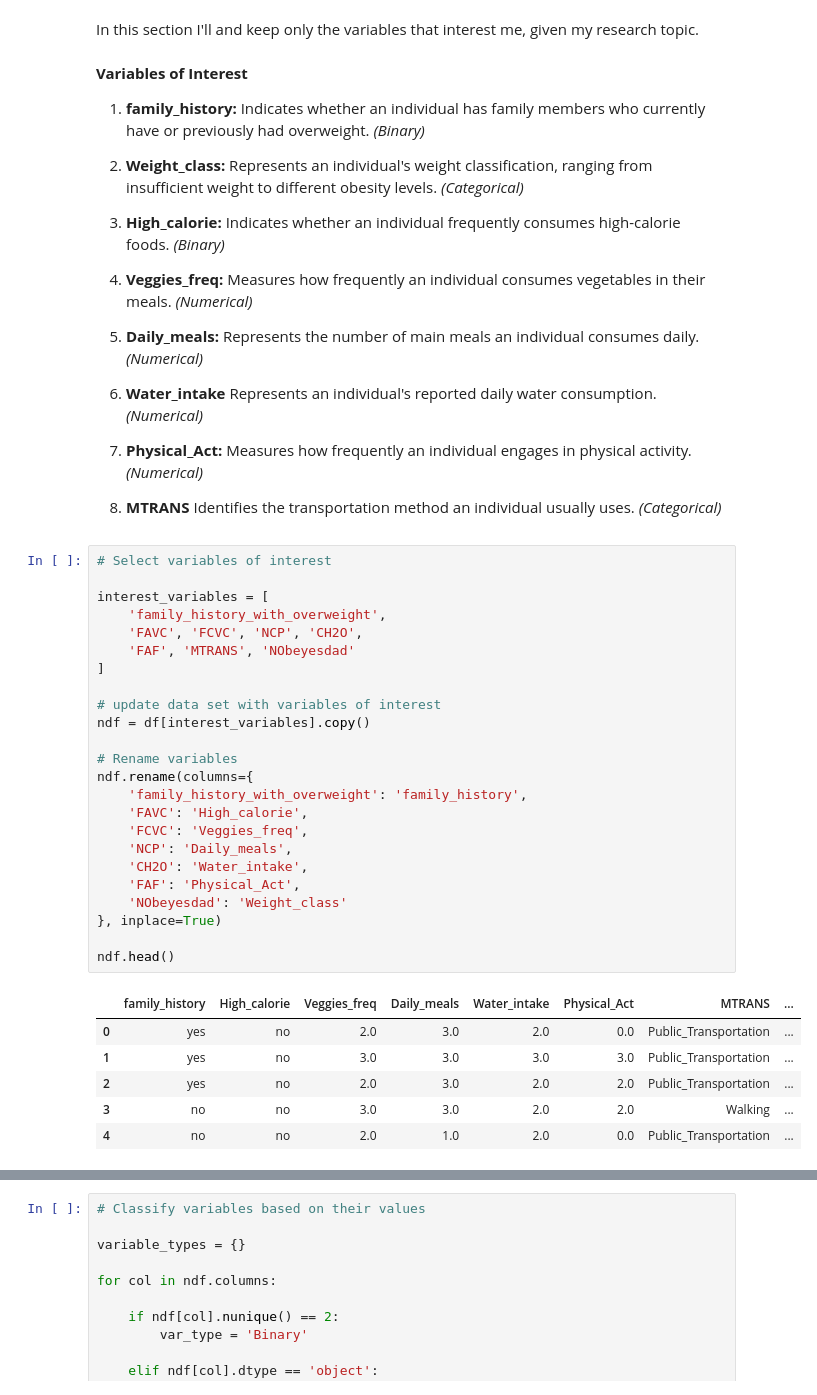
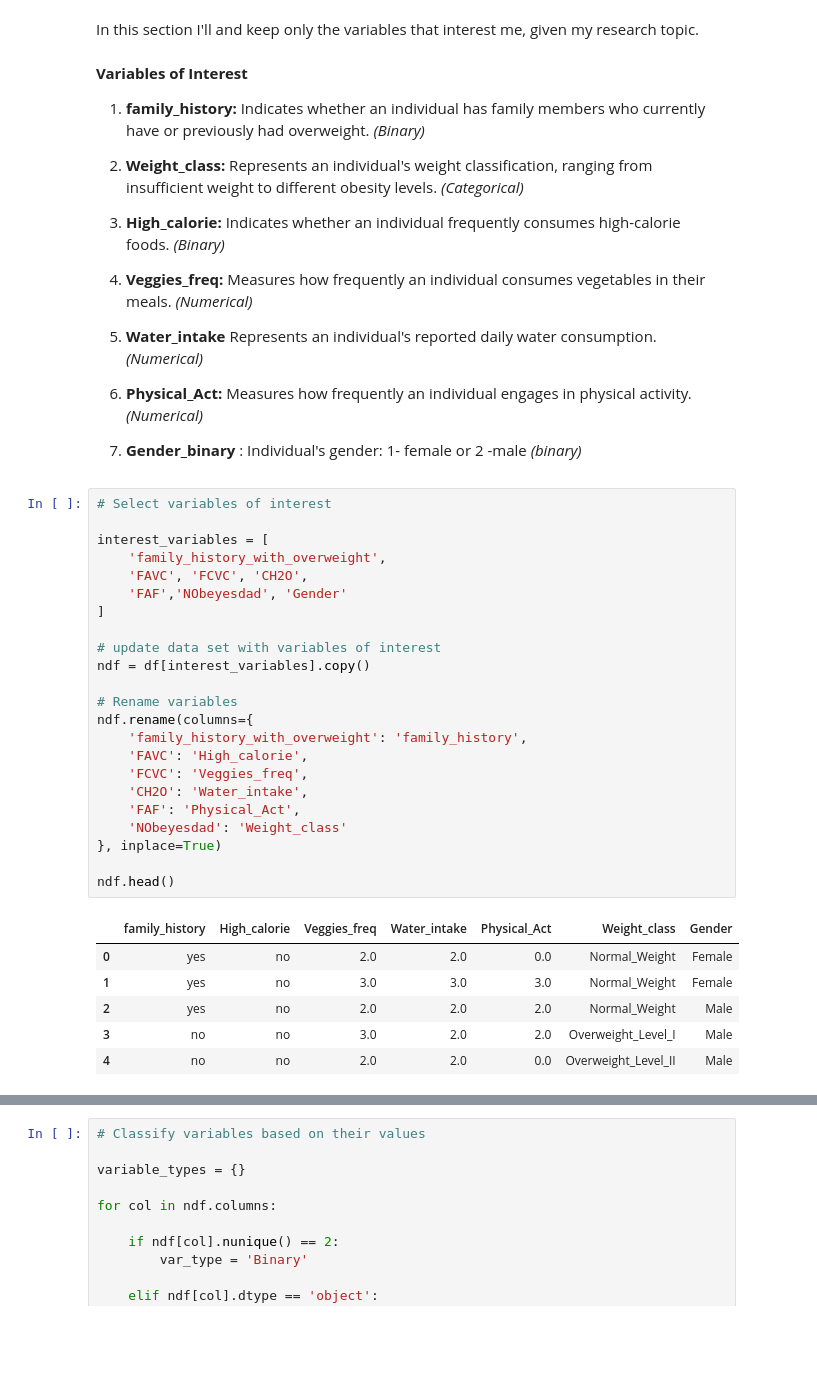
Before and after one commit to LeylahfrA01178568/2039_data_visualization, a Jupyter notebook: A6_intermediate_presentation.ipynb, the cells around one changed output, grey strips where cells are left out. Cells and saved outputs as stored; diff of their text form; blank space fills up the shorter version.

```diff
--- a/A6_intermediate_presentation.ipynb
+++ b/A6_intermediate_presentation.ipynb
@@ -192,41 +203,38 @@ In this section I'll and keep only the variables that interest me, given my rese
   Indicates whether an individual has family members who currently have or previously had overweight. *(Binary)*
 2.  **Weight_class:** Represents an individual's weight classification, ranging from insufficient weight to different obesity levels. *(Categorical)*
 
-
 3.  **High_calorie:** Indicates whether an individual frequently consumes high-calorie foods. *(Binary)*
 4.  **Veggies_freq:** Measures how frequently an individual consumes vegetables in their meals. *(Numerical)*
-5.  **Daily_meals:** Represents the number of main meals an individual consumes daily.*(Numerical)*
-6.  **Water_intake**  Represents an individual's reported daily water consumption. *(Numerical)*
-7.  **Physical_Act:** Measures how frequently an individual engages in physical activity. *(Numerical)*
-8.  **MTRANS**  Identifies the transportation method an individual usually uses. *(Categorical)*
+5.  **Water_intake**  Represents an individual's reported daily water consumption. *(Numerical)*
+6.  **Physical_Act:** Measures how frequently an individual engages in physical activity. *(Numerical)*
+7. **Gender_binary** : Individual's gender: 1- female or 2 -male *(binary)*
 # %%
 # Select variables of interest
 
 interest_variables = [
     'family_history_with_overweight',
-    'FAVC', 'FCVC', 'NCP', 'CH2O',
-    'FAF', 'MTRANS', 'NObeyesdad'
+    'FAVC', 'FCVC', 'CH2O',
+    'FAF','NObeyesdad', 'Gender'
 ]
 
 # update data set with variables of interest
 ndf = df[interest_variables].copy()
 
 # Rename variables
 ndf.rename(columns={
     'family_history_with_overweight': 'family_history',
     'FAVC': 'High_calorie',
     'FCVC': 'Veggies_freq',
-    'NCP': 'Daily_meals',
     'CH2O': 'Water_intake',
     'FAF': 'Physical_Act',
     'NObeyesdad': 'Weight_class'
 }, inplace=True)
 
 ndf.head()
 # %% [output]
-|  | family_history | High_calorie | Veggies_freq | Daily_meals | Water_intake | Physical_Act | MTRANS | ... |
-| 0 | yes | no | 2.0 | 3.0 | 2.0 | 0.0 | Public_Transportation | ... |
-| 1 | yes | no | 3.0 | 3.0 | 3.0 | 3.0 | Public_Transportation | ... |
-| 2 | yes | no | 2.0 | 3.0 | 2.0 | 2.0 | Public_Transportation | ... |
-| 3 | no | no | 3.0 | 3.0 | 2.0 | 2.0 | Walking | ... |
-| 4 | no | no | 2.0 | 1.0 | 2.0 | 0.0 | Public_Transportation | ... |
+|  | family_history | High_calorie | Veggies_freq | Water_intake | Physical_Act | Weight_class | Gender |
+| 0 | yes | no | 2.0 | 2.0 | 0.0 | Normal_Weight | Female |
+| 1 | yes | no | 3.0 | 3.0 | 3.0 | Normal_Weight | Female |
+| 2 | yes | no | 2.0 | 2.0 | 2.0 | Normal_Weight | Male |
+| 3 | no | no | 3.0 | 2.0 | 2.0 | Overweight_Level_I | Male |
+| 4 | no | no | 2.0 | 2.0 | 0.0 | Overweight_Level_II | Male |
```
Also changed, not shown: parts of 66 cells of this notebook.
